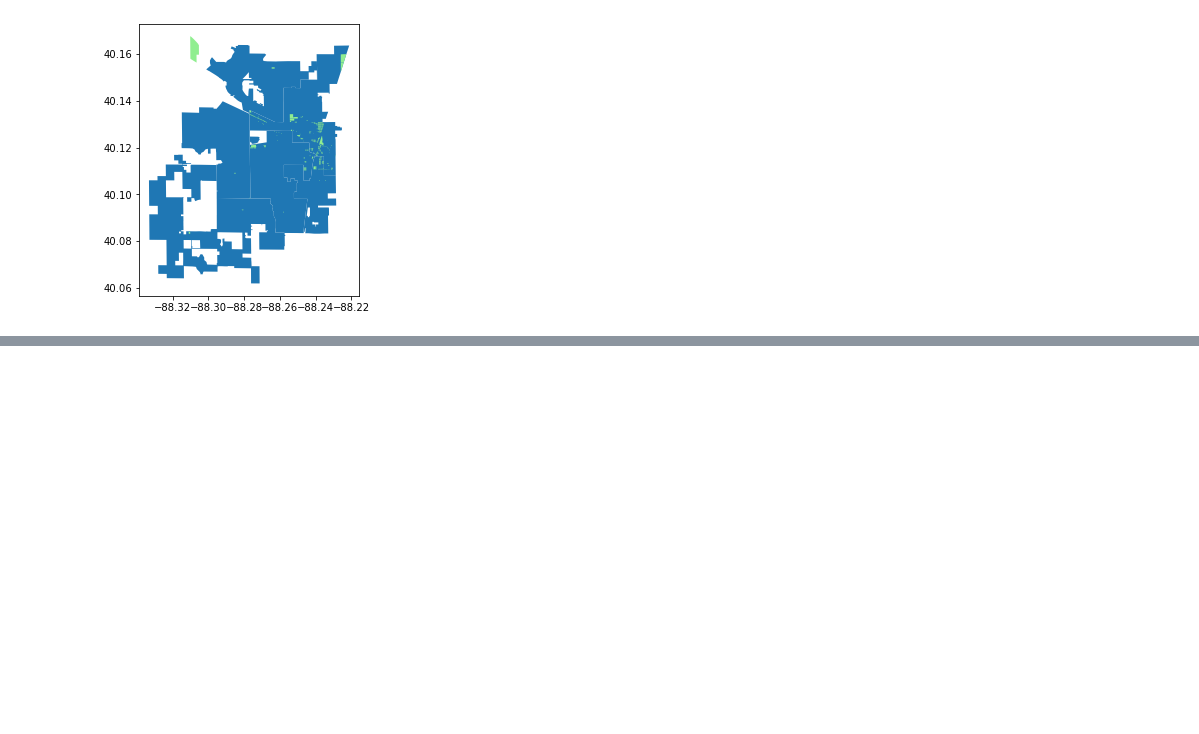
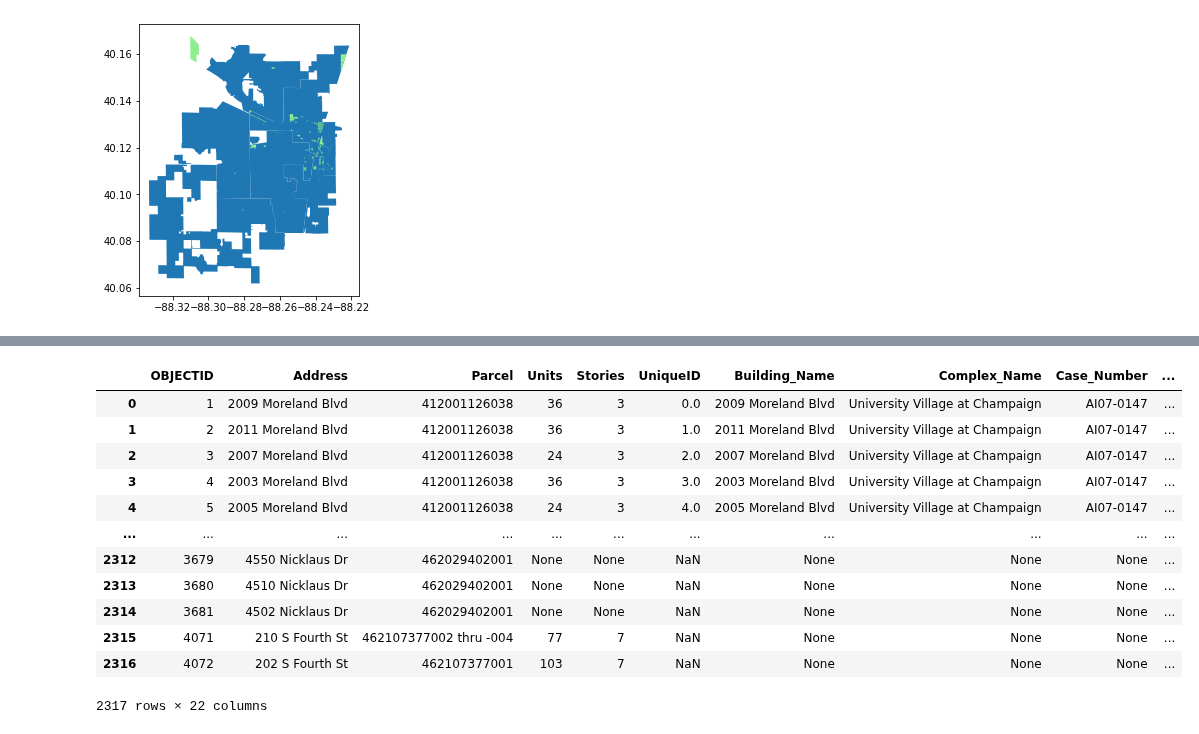
Before and after one commit to UIUC-iSchool-DataViz/is445_spring2021, a Jupyter notebook: week07/inClass_week07.ipynb, the cells around one changed output, grey strips where cells are left out. Cells and saved outputs as stored; diff of their text form; code cells hidden in the pictures; blank space fills up the shorter version.

```diff
--- a/week07/inClass_week07.ipynb
+++ b/week07/inClass_week07.ipynb
@@ -203,0 +206,18 @@ plt.show()
+# %%
+gdf_apt = geopandas.read_file('https://opendata.arcgis.com/datasets/64154052c5a040e287bae1583d727825_8.geojson')
+# %%
+gdf_apt
+# %% [output]
+|  | OBJECTID | Address | Parcel | Units | Stories | UniqueID | Building_Name | Complex_Name | Case_Number | ... |
+| 0 | 1 | 2009 Moreland Blvd | 412001126038 | 36 | 3 | 0.0 | 2009 Moreland Blvd | University Village at Champaign | AI07-0147 | ... |
+| 1 | 2 | 2011 Moreland Blvd | 412001126038 | 36 | 3 | 1.0 | 2011 Moreland Blvd | University Village at Champaign | AI07-0147 | ... |
+| 2 | 3 | 2007 Moreland Blvd | 412001126038 | 24 | 3 | 2.0 | 2007 Moreland Blvd | University Village at Champaign | AI07-0147 | ... |
+| 3 | 4 | 2003 Moreland Blvd | 412001126038 | 36 | 3 | 3.0 | 2003 Moreland Blvd | University Village at Champaign | AI07-0147 | ... |
+| 4 | 5 | 2005 Moreland Blvd | 412001126038 | 24 | 3 | 4.0 | 2005 Moreland Blvd | University Village at Champaign | AI07-0147 | ... |
+| ... | ... | ... | ... | ... | ... | ... | ... | ... | ... | ... |
+| 2312 | 3679 | 4550 Nicklaus Dr | 462029402001 | None | None | NaN | None | None | None | ... |
+| 2313 | 3680 | 4510 Nicklaus Dr | 462029402001 | None | None | NaN | None | None | None | ... |
+| 2314 | 3681 | 4502 Nicklaus Dr | 462029402001 | None | None | NaN | None | None | None | ... |
+| 2315 | 4071 | 210 S Fourth St | 462107377002 thru -004 | 77 | 7 | NaN | None | None | None | ... |
+| 2316 | 4072 | 202 S Fourth St | 462107377001 | 103 | 7 | NaN | None | None | None | ... |
+2317 rows × 22 columns
```
Also changed, not shown: parts of 1 cell of this notebook.
